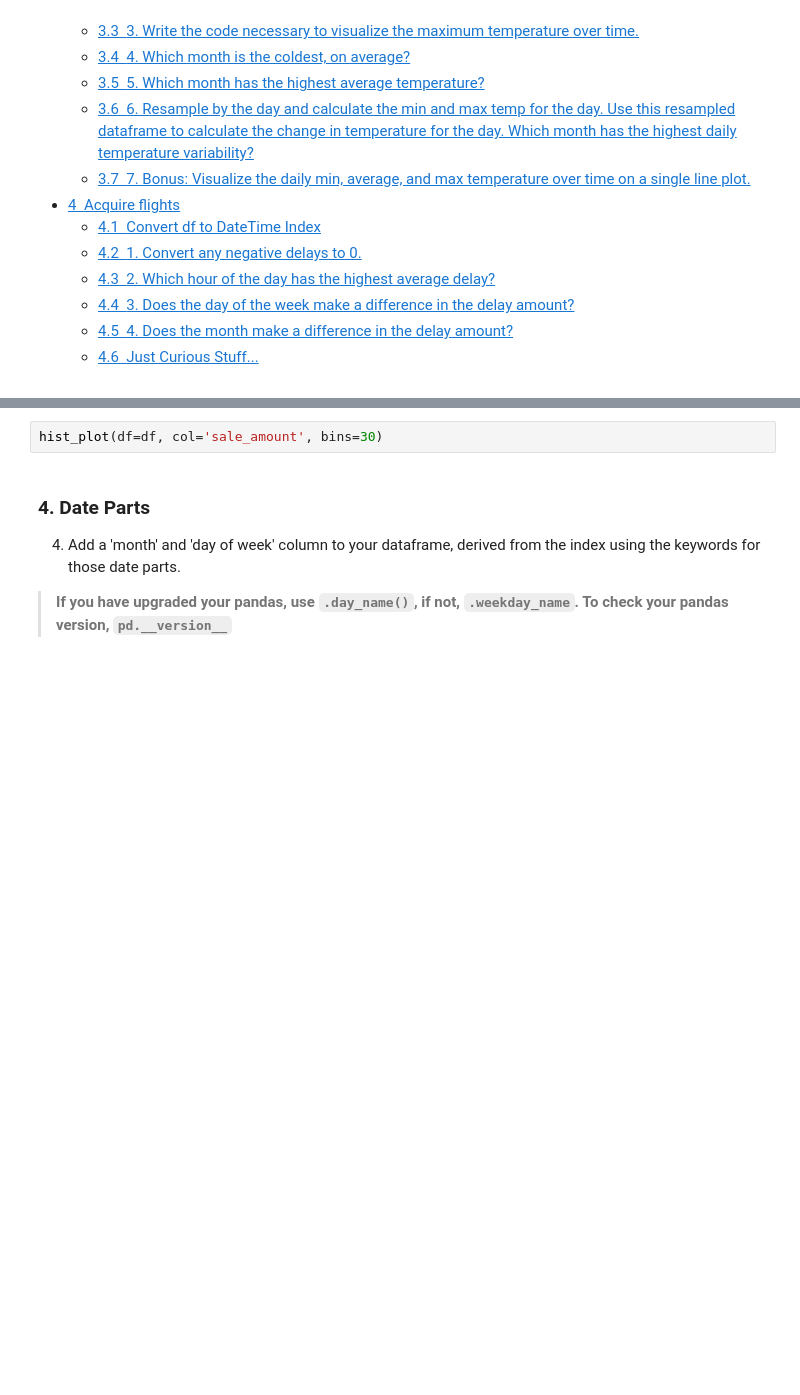
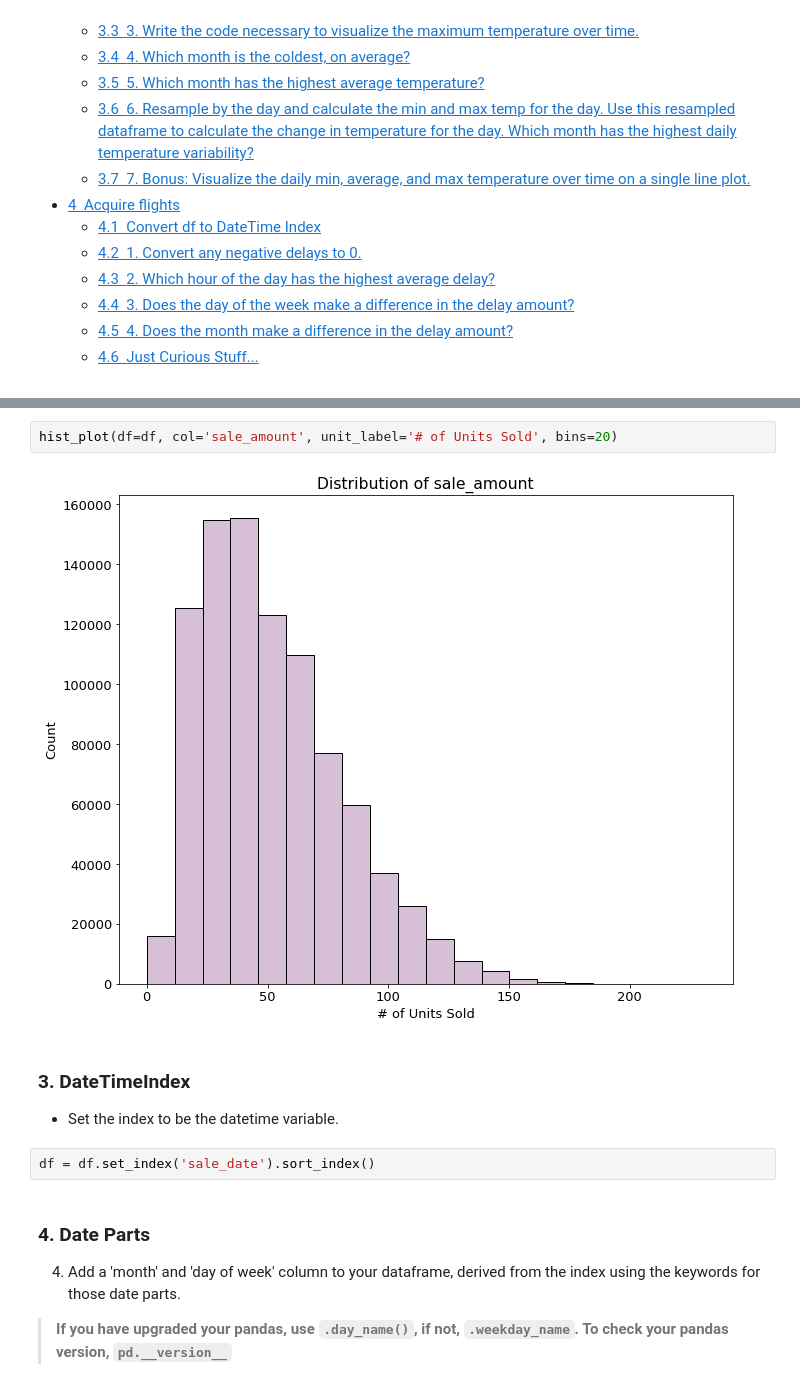
Before and after one commit to faithkane3/time_series, a Jupyter notebook: ts_prepare.ipynb, the cells around one changed output, grey strips where cells are left out. Cells and saved outputs as stored; diff of their text form; blank space fills up the shorter version.

```diff
--- a/ts_prepare.ipynb
+++ b/ts_prepare.ipynb
@@ -113,5 +120,13 @@ hist_plot(df=df, col='item_price', bins=20)
 # %%
-hist_plot(df=df, col='sale_amount', bins=30)
+hist_plot(df=df, col='sale_amount', unit_label='# of Units Sold', bins=20)
+# %% [output]
+[figure, added]
+# %% [markdown]
+### 3. DateTimeIndex
+
+- Set the index to be the datetime variable.
+# %%
+df = df.set_index('sale_date').sort_index()
 # %% [markdown]
 ### 4. Date Parts
 
```
Also changed, not shown: parts of 39 cells of this notebook, 2 other files.
